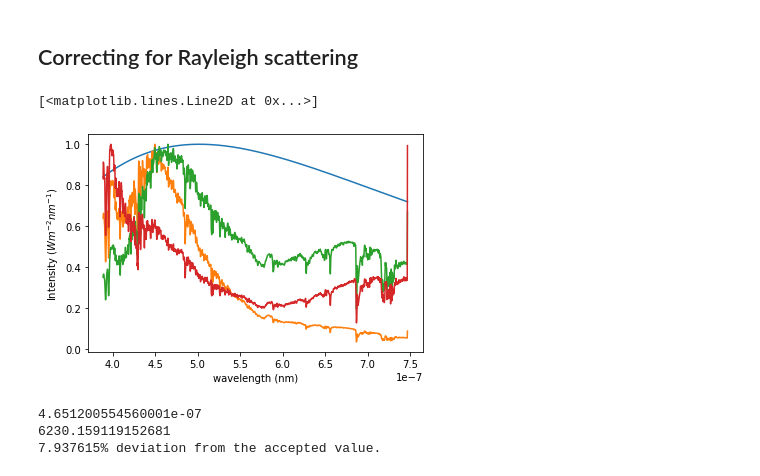
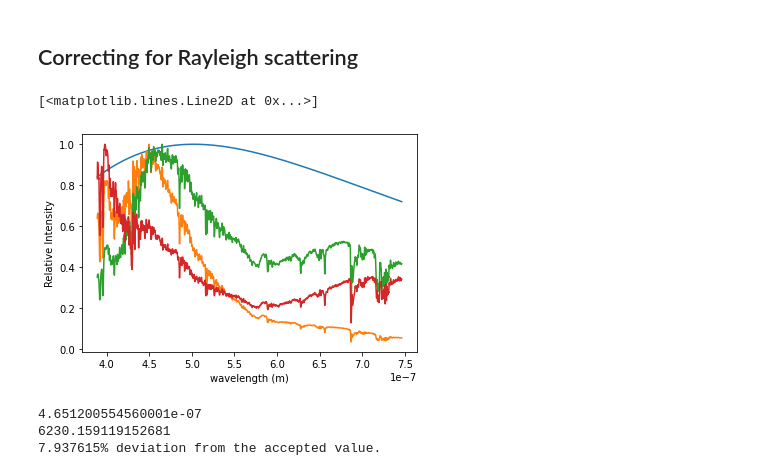
Before and after one commit to Yousousen/solar_physics, a Jupyter notebook: scripts/spectrum.ipynb, the cells around one changed output. Cells and saved outputs as stored; diff of their text form; code cells hidden in the pictures.

Commit message:
Plotting multiple curves

```diff
--- a/scripts/spectrum.ipynb
+++ b/scripts/spectrum.ipynb
@@ -585,15 +585,15 @@ rayleigh_spectrum = [ I * wvlen**4 for wvlen, I in zip(wavelengths, spectrum_8de
 rayleigh_spectrum_with_coeff = [ I * wvlen**4 for wvlen, I in zip(wavelengths, spectrum_8dec_with_coeff) ]
 # %%
 
-plt.xlabel("wavelength (nm)")
-plt.ylabel("Intensity ($W m^{-2} nm^{-1}$)")
-plt.plot( wavelengths, I_planck_sun / I_max_sun)
-plt.plot( wavelengths, spectrum_8dec / np.max(spectrum_8dec))
-plt.plot( wavelengths, rayleigh_spectrum / np.max(rayleigh_spectrum))
-plt.plot( wavelengths, rayleigh_spectrum_with_coeff / np.max(rayleigh_spectrum_with_coeff))
+plt.xlabel("wavelength (m)")
+plt.ylabel("Relative Intensity")
+plt.plot( wavelengths[:-2], I_planck_sun[:-2] / I_max_sun)
+plt.plot( wavelengths[:-2], spectrum_8dec[:-2] / np.max(spectrum_8dec))
+plt.plot( wavelengths[:-2], rayleigh_spectrum[:-2] / np.max(rayleigh_spectrum))
+plt.plot( wavelengths[:-2], rayleigh_spectrum_with_coeff[:-2] / np.max(rayleigh_spectrum_with_coeff))
 # %% [output]
 [<matplotlib.lines.Line2D at 0x...>]
-[figure, old version]
+[figure, new version]
 # %%
 print(wavelength_peak := get_peak_wavelength(wavelengths, rayleigh_spectrum))
 print(T_eff := get_effective_temperature(wavelength_peak))
```
Also changed, not shown: parts of 4 cells of this notebook, 2 other files.
